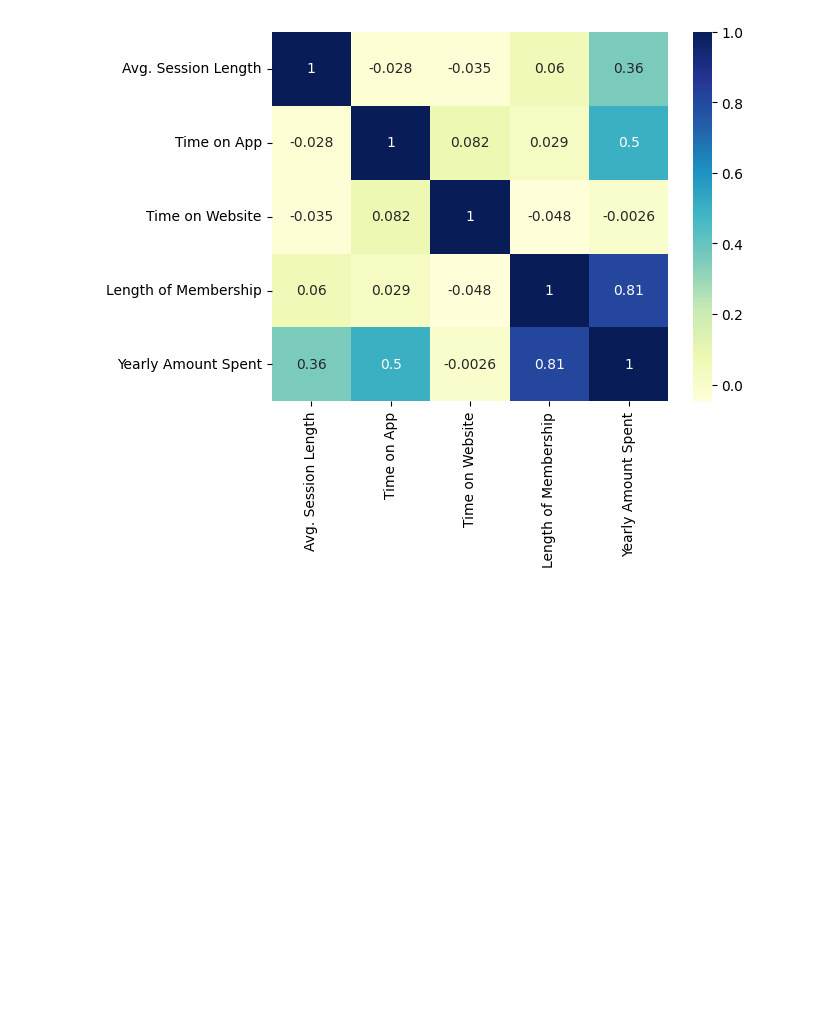
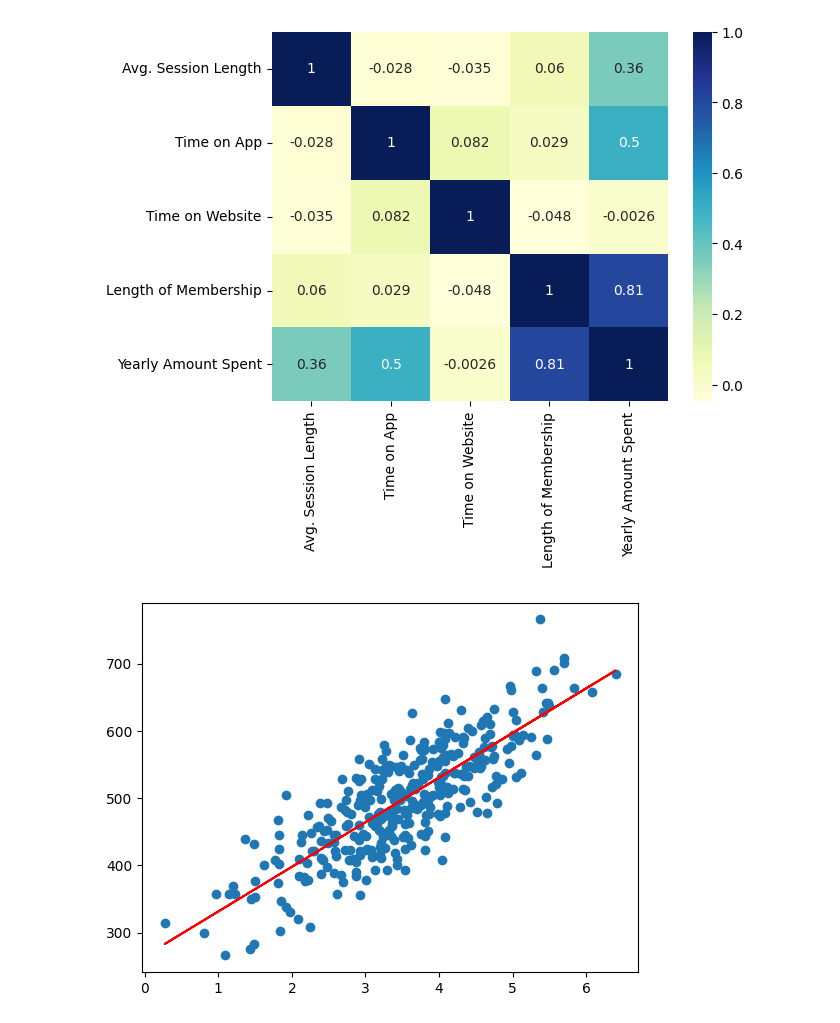
Before and after one commit to MAristyaP/Mesin_Learning2023, a Jupyter notebook: Assignment_2.ipynb, the cells around one changed output. Drawn from its saved outputs; the diff is of its cells as text; code cells hidden in the pictures; blank space fills up the shorter version.

```diff
--- a/Assignment_2.ipynb
+++ b/Assignment_2.ipynb
@@ -51,3 +51,21 @@ plt.show()
 # %% [output]
 [figure]
 [figure]
+# %%
+x = data['Length of Membership']
+y = data['Yearly Amount Spent']
+# %%
+from sklearn.model_selection import train_test_split
+X_train, X_test, y_train, y_test = train_test_split(X, y, train_size=0.7, test_size=0.3, random_state=100)
+
+# Training model
+import statsmodels.api as sm
+
+X_train_sm = sm.add_constant(X_train)
+lr = sm.OLS(y_train, X_train_sm).fit()
+
+plt.scatter(X_train, y_train)
+plt.plot(X_train, 265.2483 + 66.3015*X_train, 'r')
+plt.show()
+# %% [output]
+[figure, added]
```
Also changed, not shown: parts of 2 cells of this notebook.
